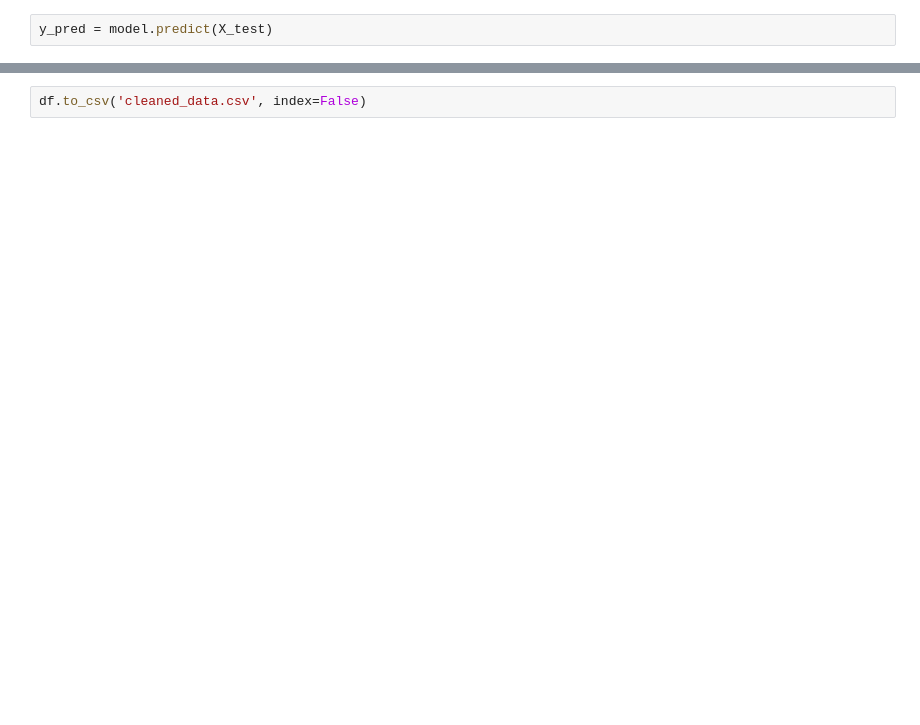
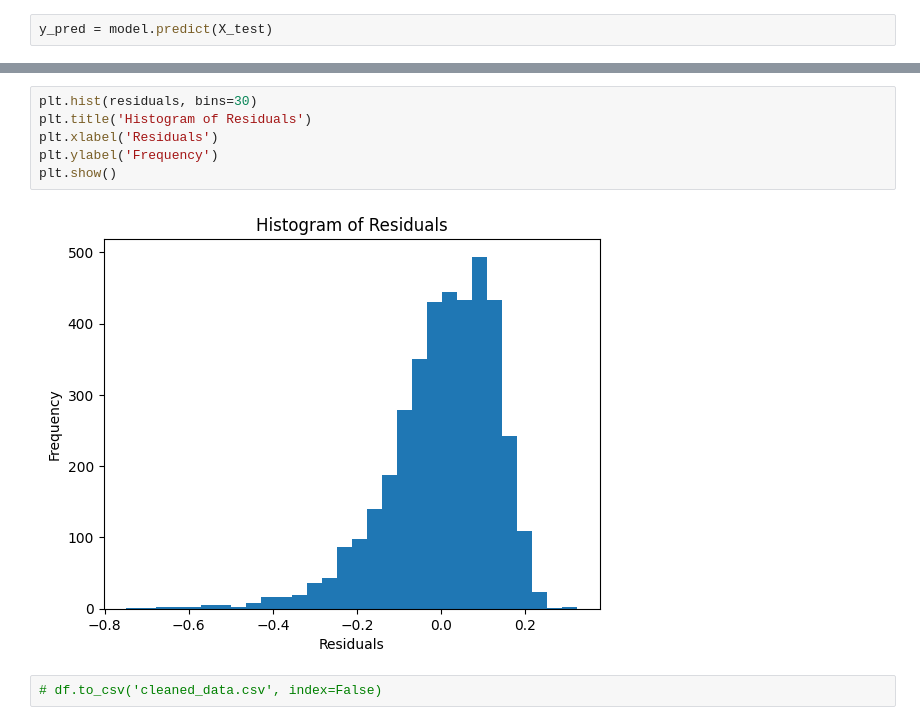
Before and after one commit to Metaphysicist1/GITA-ML, a Jupyter notebook: Task2/Task2_Script.ipynb, the cells around one changed output, grey strips where cells are left out. Cells and saved outputs as stored; diff of their text form; blank space fills up the shorter version.

```diff
--- a/Task2/Task2_Script.ipynb
+++ b/Task2/Task2_Script.ipynb
@@ -310,2 +323,10 @@ Mean Squared Error: 0.20826738370219883
+# %%
+plt.hist(residuals, bins=30)
+plt.title('Histogram of Residuals')
+plt.xlabel('Residuals')
+plt.ylabel('Frequency')
+plt.show()
+# %% [output]
+[figure, added]
 # %%
-df.to_csv('cleaned_data.csv', index=False)
+# df.to_csv('cleaned_data.csv', index=False)
```
Also changed, not shown: parts of 17 cells of this notebook, 3 other files.
